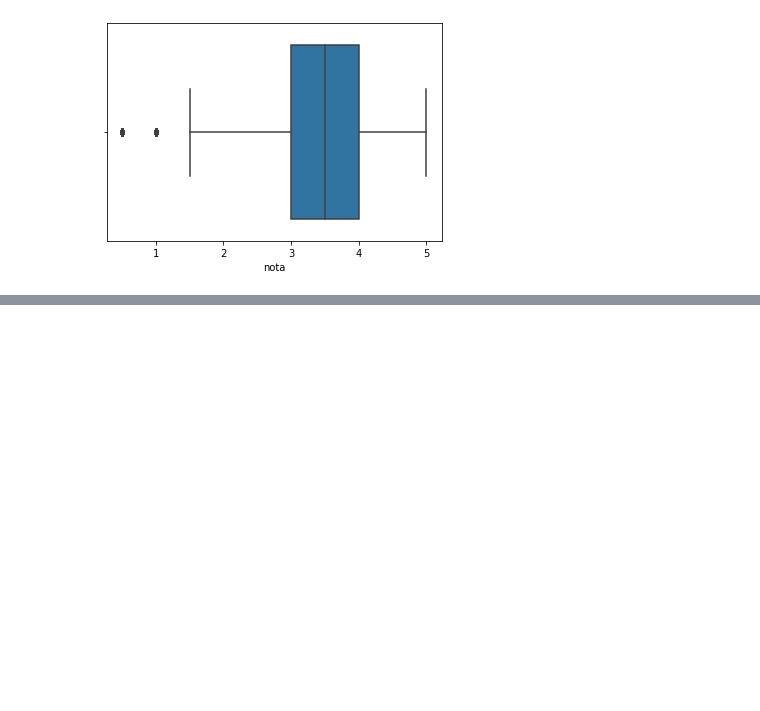
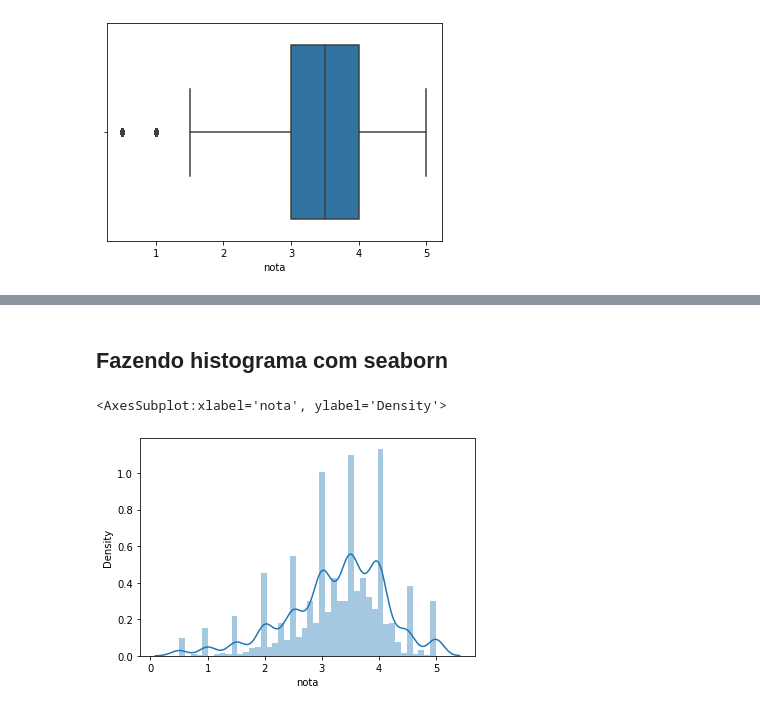
Before and after one commit to cglima/alura-data-science-primeiros-passos, a Jupyter notebook: notebook/introducao-data-science.ipynb, the cells around one changed output, grey strips where cells are left out. Saved outputs shown, nothing was run; the diff lists cells and outputs as text; code cells hidden in the pictures; blank space fills up the shorter version.

```diff
--- a/notebook/introducao-data-science.ipynb
+++ b/notebook/introducao-data-science.ipynb
@@ -146,0 +270,7 @@ sns.boxplot(notas.nota)
+# %% [markdown]
+## Fazendo histograma com seaborn
+# %%
+sns.distplot(medias_por_filme)
+# %% [output]
+<AxesSubplot:xlabel='nota', ylabel='Density'>
+[figure, added]
```
Also changed, not shown: parts of 31 cells of this notebook.
